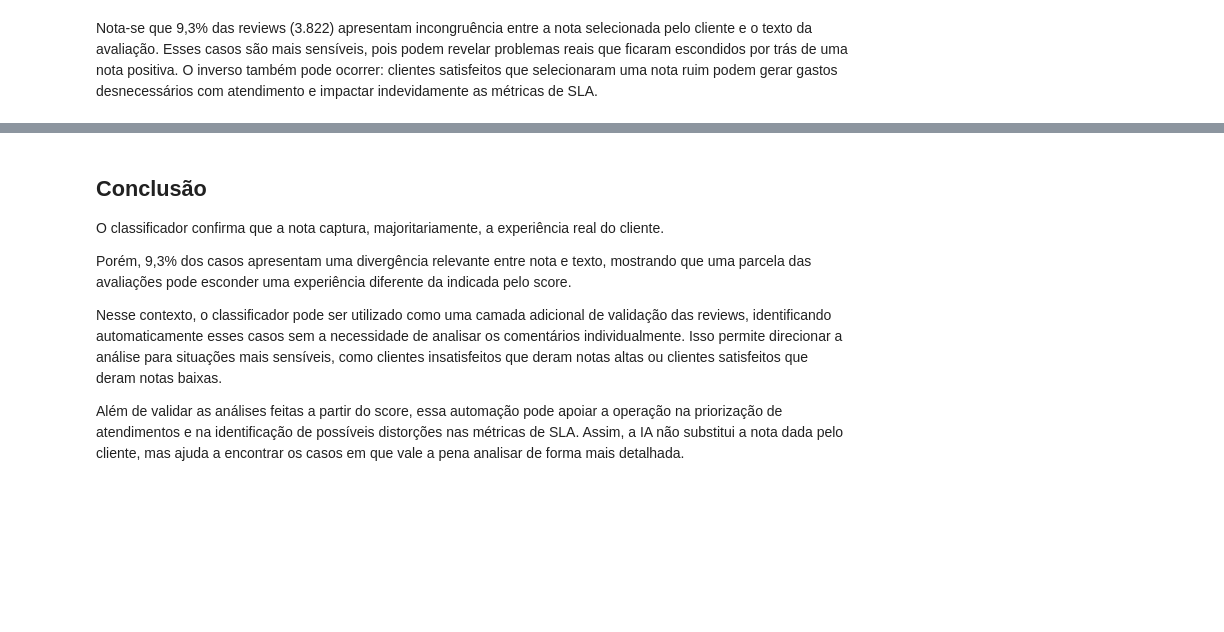
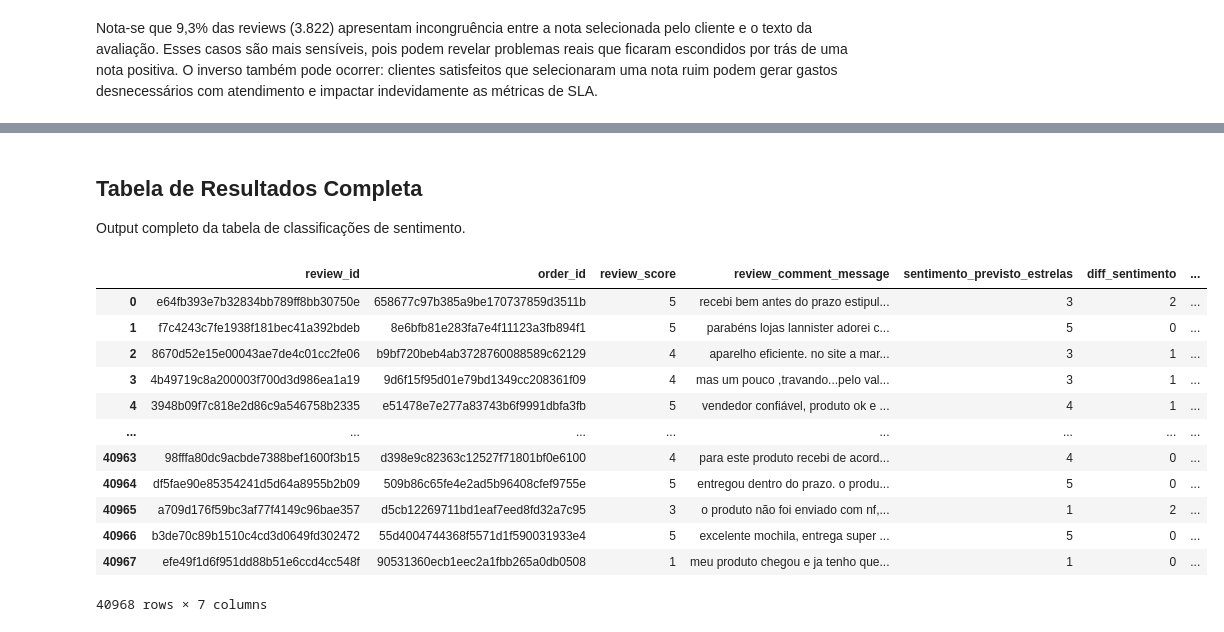
Before and after one commit to suecm03/brazilian_ecommerce, a Jupyter notebook: notebooks/automacao_ia_sentimento.ipynb, the cells around one changed output, grey strips where cells are left out. Saved outputs shown, nothing was run; the diff lists cells and outputs as text; code cells hidden in the pictures; blank space fills up the shorter version.

Commit message:
refactor: simplificação da automação com IA

```diff
--- a/notebooks/automacao_ia_sentimento.ipynb
+++ b/notebooks/automacao_ia_sentimento.ipynb
@@ -270,10 +170,21 @@ Cache encontrado: 6 casos carregados de ..\data\processed\sentiment_llm_categori
-# %% [markdown]
-## Conclusão
-
-O classificador confirma que a nota captura, majoritariamente, a experiência real do cliente.
-
-Porém, 9,3% dos casos apresentam uma divergência relevante entre nota e texto, mostrando que uma parcela das avaliações pode esconder uma experiência diferente da indicada pelo score.
-
-Nesse contexto, o classificador pode ser utilizado como uma camada adicional de validação das reviews, identificando automaticamente esses casos sem a necessidade de analisar os comentários individualmente. Isso permite direcionar a análise para situações mais sensíveis, como clientes insatisfeitos que deram notas altas ou clientes satisfeitos que deram notas baixas.
-
-Além de validar as análises feitas a partir do score, essa automação pode apoiar a operação na priorização de atendimentos e na identificação de possíveis distorções nas métricas de SLA. Assim, a IA não substitui a nota dada pelo cliente, mas ajuda a encontrar os casos em que vale a pena analisar de forma mais detalhada.
+# %% [markdown]
+## Tabela de Resultados Completa
+
+Output completo da tabela de classificações de sentimento.
+# %%
+sentiment_scores = pd.read_parquet(CLASSIFICADOR_CACHE)
+sentiment_scores
+# %% [output]
+|  | review_id | order_id | review_score | review_comment_message | sentimento_previsto_estrelas | diff_sentimento | ... |
+| 0 | e64fb393e7b32834bb789ff8bb30750e | 658677c97b385a9be170737859d3511b | 5 | recebi bem antes do prazo estipul... | 3 | 2 | ... |
+| 1 | f7c4243c7fe1938f181bec41a392bdeb | 8e6bfb81e283fa7e4f11123a3fb894f1 | 5 | parabéns lojas lannister adorei c... | 5 | 0 | ... |
+| 2 | 8670d52e15e00043ae7de4c01cc2fe06 | b9bf720beb4ab3728760088589c62129 | 4 | aparelho eficiente. no site a mar... | 3 | 1 | ... |
+| 3 | 4b49719c8a200003f700d3d986ea1a19 | 9d6f15f95d01e79bd1349cc208361f09 | 4 | mas um pouco ,travando...pelo val... | 3 | 1 | ... |
+| 4 | 3948b09f7c818e2d86c9a546758b2335 | e51478e7e277a83743b6f9991dbfa3fb | 5 | vendedor confiável, produto ok e ... | 4 | 1 | ... |
+| ... | ... | ... | ... | ... | ... | ... | ... |
+| 40963 | 98fffa80dc9acbde7388bef1600f3b15 | d398e9c82363c12527f71801bf0e6100 | 4 | para este produto recebi de acord... | 4 | 0 | ... |
+| 40964 | df5fae90e85354241d5d64a8955b2b09 | 509b86c65fe4e2ad5b96408cfef9755e | 5 | entregou dentro do prazo. o produ... | 5 | 0 | ... |
+| 40965 | a709d176f59bc3af77f4149c96bae357 | d5cb12269711bd1eaf7eed8fd32a7c95 | 3 | o produto não foi enviado com nf,... | 1 | 2 | ... |
+| 40966 | b3de70c89b1510c4cd3d0649fd302472 | 55d4004744368f5571d1f590031933e4 | 5 | excelente mochila, entrega super ... | 5 | 0 | ... |
+| 40967 | efe49f1d6f951dd88b51e6ccd4cc548f | 90531360ecb1eec2a1fbb265a0db0508 | 1 | meu produto chegou e ja tenho que... | 1 | 0 | ... |
+40968 rows × 7 columns
```
Also changed, not shown: parts of 10 cells of this notebook, 7 other files.
